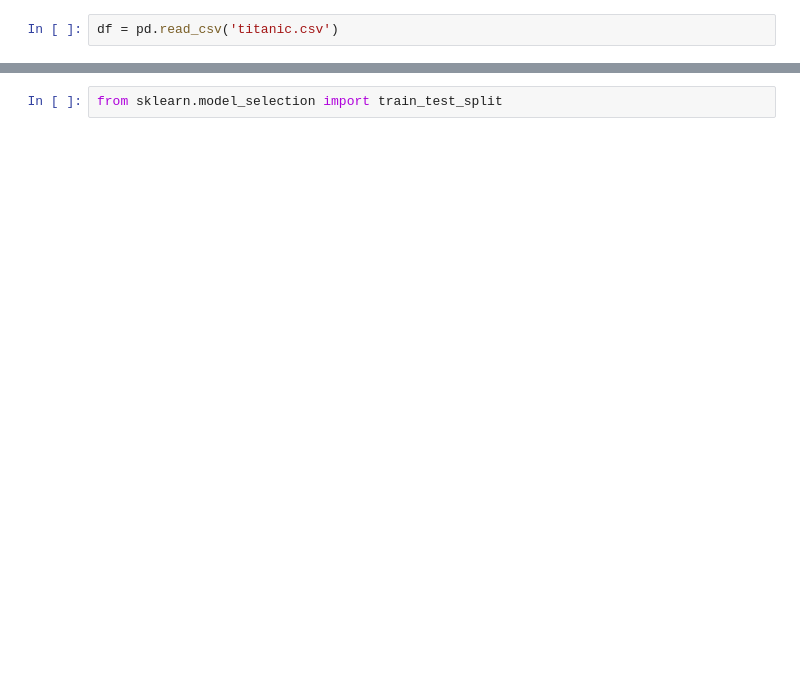
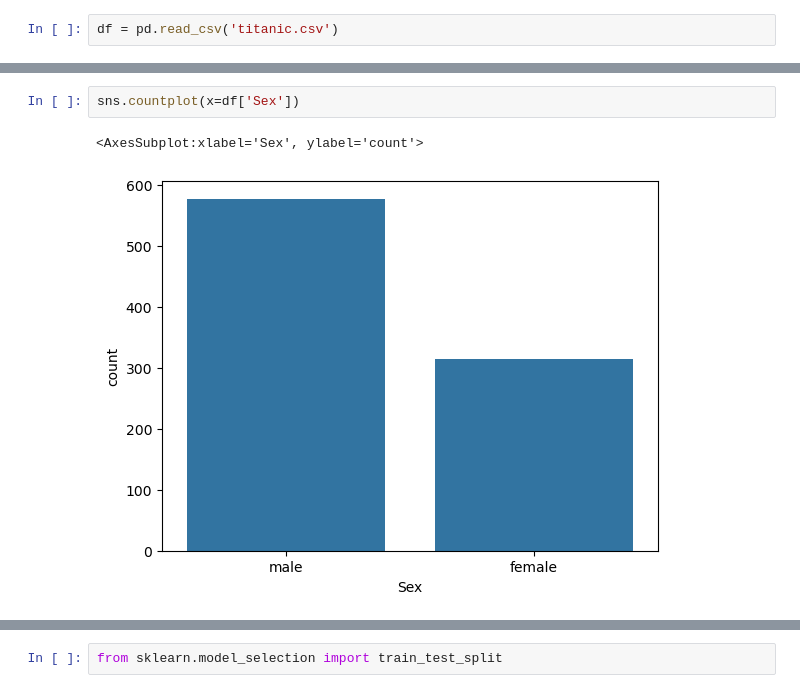
Before and after one commit to Krishnathakur063/Machine-Learning, a Jupyter notebook: test.ipynb, the cells around one changed output, grey strips where cells are left out. Drawn from its saved outputs; the diff is of its cells as text; blank space fills up the shorter version.

```diff
--- a/test.ipynb
+++ b/test.ipynb
@@ -14,0 +122,5 @@ df.head()
+# %%
+sns.countplot(x=df['Sex'])
+# %% [output]
+<AxesSubplot:xlabel='Sex', ylabel='count'>
+[figure, added]
```
Also changed, not shown: parts of 74 cells of this notebook.
